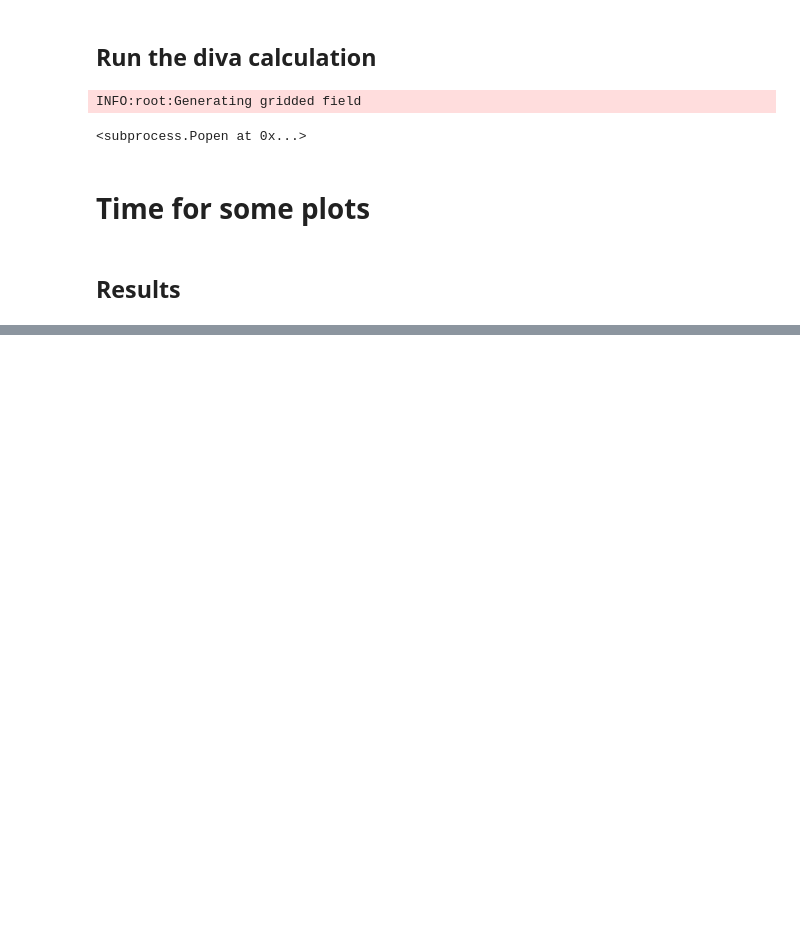
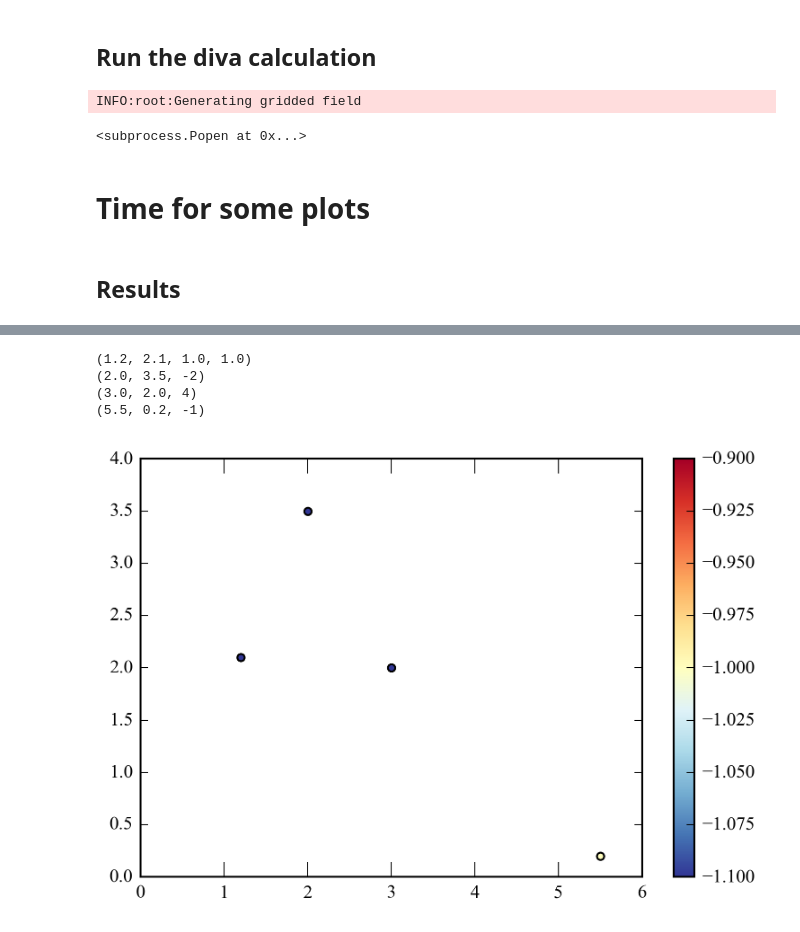
Before and after one commit to gher-uliege/DivaPythonTools, a Jupyter notebook: diva2D.ipynb, the cells around one changed output, grey strips where cells are left out. Saved outputs shown, nothing was run; the diff lists cells and outputs as text; code cells hidden in the pictures; blank space fills up the shorter version.

```diff
--- a/diva2D.ipynb
+++ b/diva2D.ipynb
@@ -175,0 +132,13 @@ plt.show()
+# %%
+for datapoints in data:
+    print(datapoints)
+    scat = plt.scatter(datapoints[0], datapoints[1], s=15, c=datapoints[2],
+                edgecolor=None, cmap=plt.cm.RdYlBu_r)
+plt.colorbar(scat)
+plt.show()
+# %% [output]
+(1.2, 2.1, 1.0, 1.0)
+(2.0, 3.5, -2)
+(3.0, 2.0, 4)
+(5.5, 0.2, -1)
+[figure, added]
```
Also changed, not shown: parts of 18 cells of this notebook.
